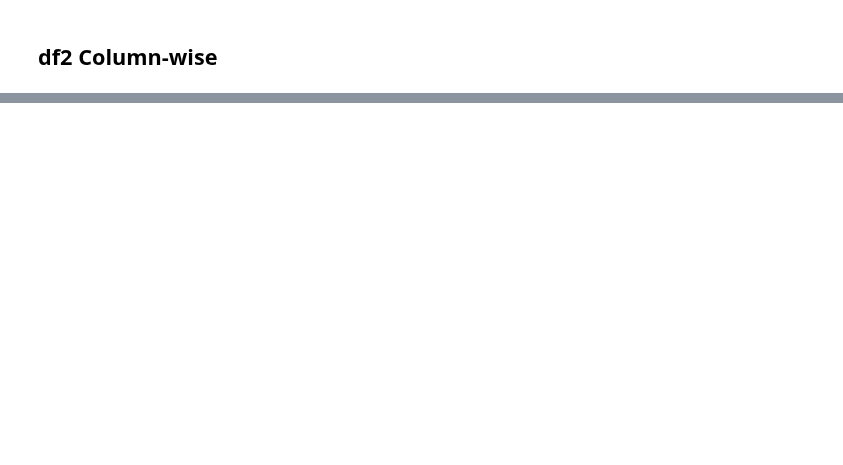
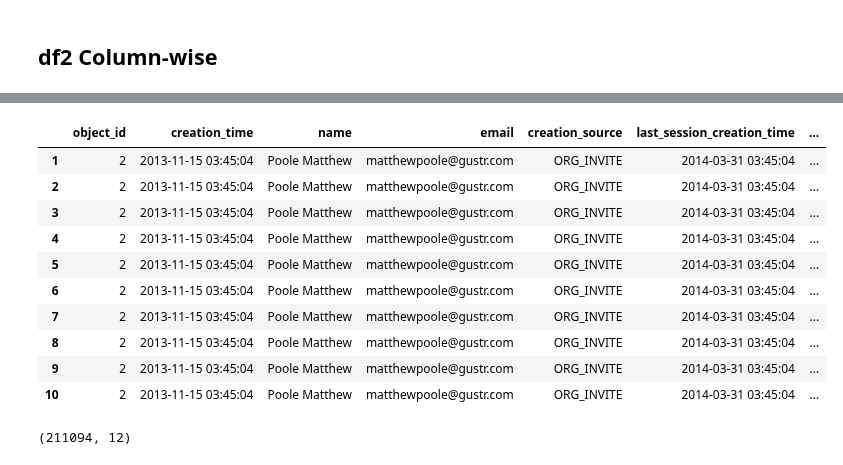
Before and after one commit to Jeyramana/GUVI_Assignments, a Jupyter notebook: Assignment_3/user.ipynb, the cells around one changed output, grey strips where cells are left out. Drawn from its saved outputs; the diff is of its cells as text; code cells hidden in the pictures; blank space fills up the shorter version.

```diff
--- a/Assignment_3/user.ipynb
+++ b/Assignment_3/user.ipynb
@@ -121,0 +270,2 @@ df1.email.value_counts()
+# %%
+df1.invited_by_user_id = df1.invited_by_user_id.astype('int')
@@ -123,0 +308,3 @@ df1.email.value_counts()
+# %%
+df2.time_stamp = pd.to_datetime(df2.time_stamp)
+print(df2.time_stamp.dtype)
@@ -123,0 +349,4 @@ df1.email.value_counts()
+# %%
+# We will merge data on object_id, so lets rename user_id in df2 to object_id
+df2.rename(columns={'user_id':'object_id'}, inplace=True)
+df2.head()
@@ -123,0 +360,3 @@ df1.email.value_counts()
+# %%
+df = pd.merge(df1, df2, how='outer', on='object_id')
+df.head()
@@ -123,0 +370,18 @@ df1.email.value_counts()
+# %%
+df[df.object_id == 2].head(10)
+# %% [output]
+|  | object_id | creation_time | name | email | creation_source | last_session_creation_time | ... |
+| 1 | 2 | 2013-11-15 03:45:04 | Poole Matthew | matthewpoole@gustr.com | ORG_INVITE | 2014-03-31 03:45:04 | ... |
+| 2 | 2 | 2013-11-15 03:45:04 | Poole Matthew | matthewpoole@gustr.com | ORG_INVITE | 2014-03-31 03:45:04 | ... |
+| 3 | 2 | 2013-11-15 03:45:04 | Poole Matthew | matthewpoole@gustr.com | ORG_INVITE | 2014-03-31 03:45:04 | ... |
+| 4 | 2 | 2013-11-15 03:45:04 | Poole Matthew | matthewpoole@gustr.com | ORG_INVITE | 2014-03-31 03:45:04 | ... |
+| 5 | 2 | 2013-11-15 03:45:04 | Poole Matthew | matthewpoole@gustr.com | ORG_INVITE | 2014-03-31 03:45:04 | ... |
+| 6 | 2 | 2013-11-15 03:45:04 | Poole Matthew | matthewpoole@gustr.com | ORG_INVITE | 2014-03-31 03:45:04 | ... |
+| 7 | 2 | 2013-11-15 03:45:04 | Poole Matthew | matthewpoole@gustr.com | ORG_INVITE | 2014-03-31 03:45:04 | ... |
+| 8 | 2 | 2013-11-15 03:45:04 | Poole Matthew | matthewpoole@gustr.com | ORG_INVITE | 2014-03-31 03:45:04 | ... |
+| 9 | 2 | 2013-11-15 03:45:04 | Poole Matthew | matthewpoole@gustr.com | ORG_INVITE | 2014-03-31 03:45:04 | ... |
+| 10 | 2 | 2013-11-15 03:45:04 | Poole Matthew | matthewpoole@gustr.com | ORG_INVITE | 2014-03-31 03:45:04 | ... |
+# %%
+df.shape
+# %% [output]
+(211094, 12)
```
Also changed, not shown: parts of 68 cells of this notebook, 1 other file.
